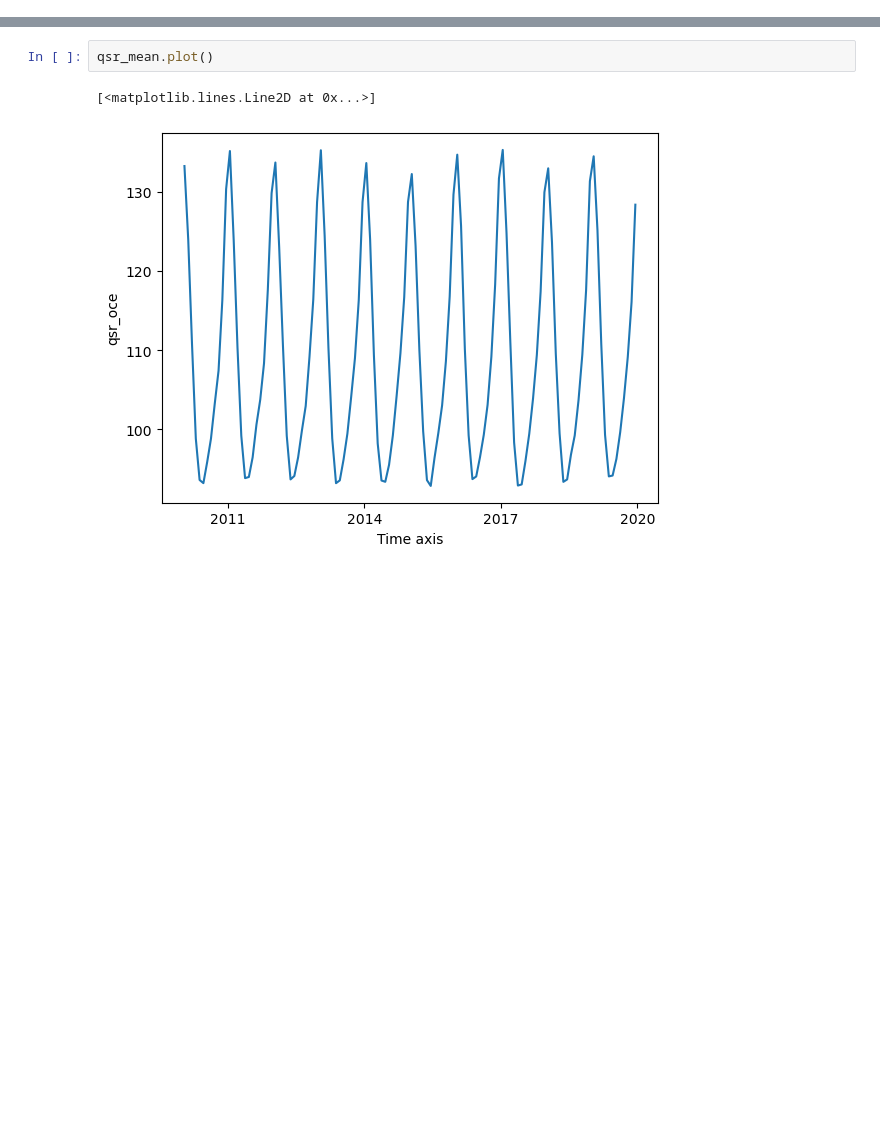
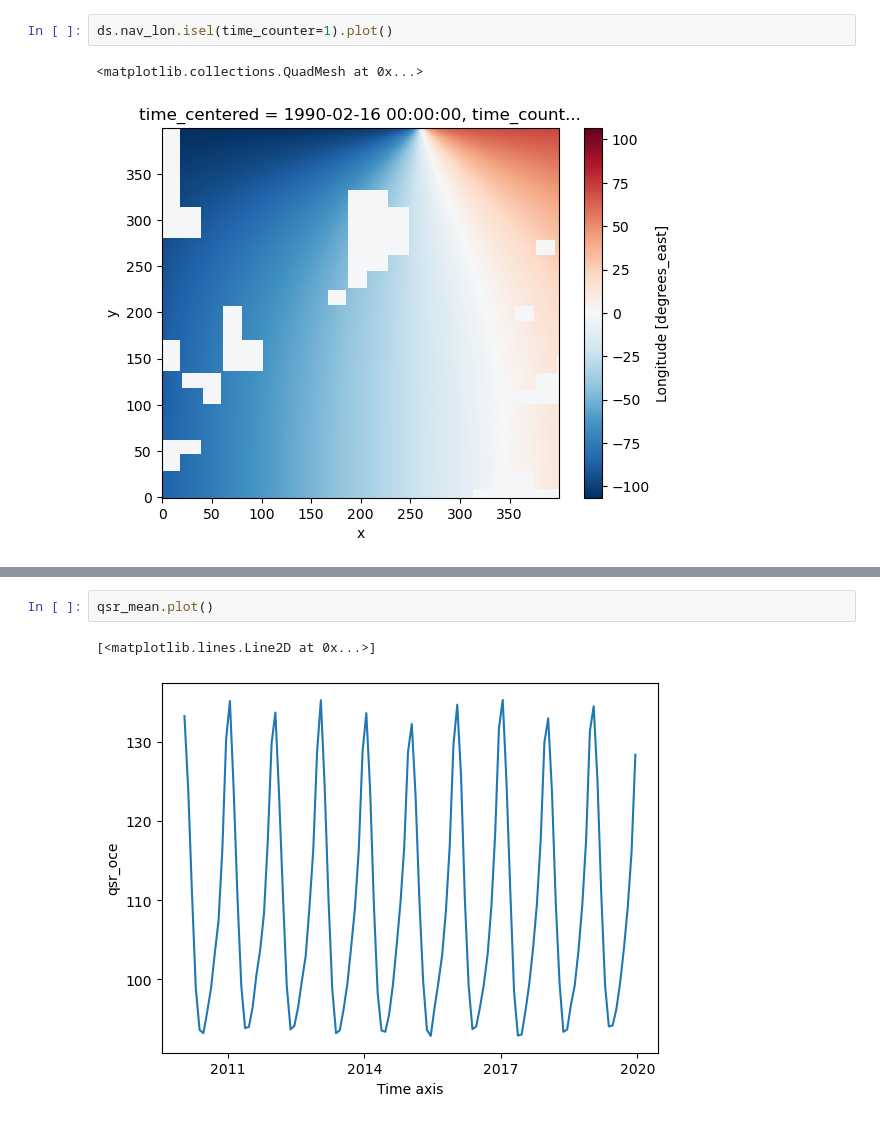
Before and after one commit to NOC-MSM/ARIA_workshop, a Jupyter notebook: Challenges/Challenge1.ipynb, the cells around one changed output, grey strips where cells are left out. Drawn from its saved outputs; the diff is of its cells as text; blank space fills up the shorter version.

```diff
--- a/Challenges/Challenge1.ipynb
+++ b/Challenges/Challenge1.ipynb
@@ -36,0 +94,5 @@ qsr_snap = ds.qsr_oce.isel(time_counter=0)
+# %%
+ds.nav_lon.isel(time_counter=1).plot()
+# %% [output]
+<matplotlib.collections.QuadMesh at 0x...>
+[figure, added]
```
Also changed, not shown: parts of 14 cells of this notebook.
